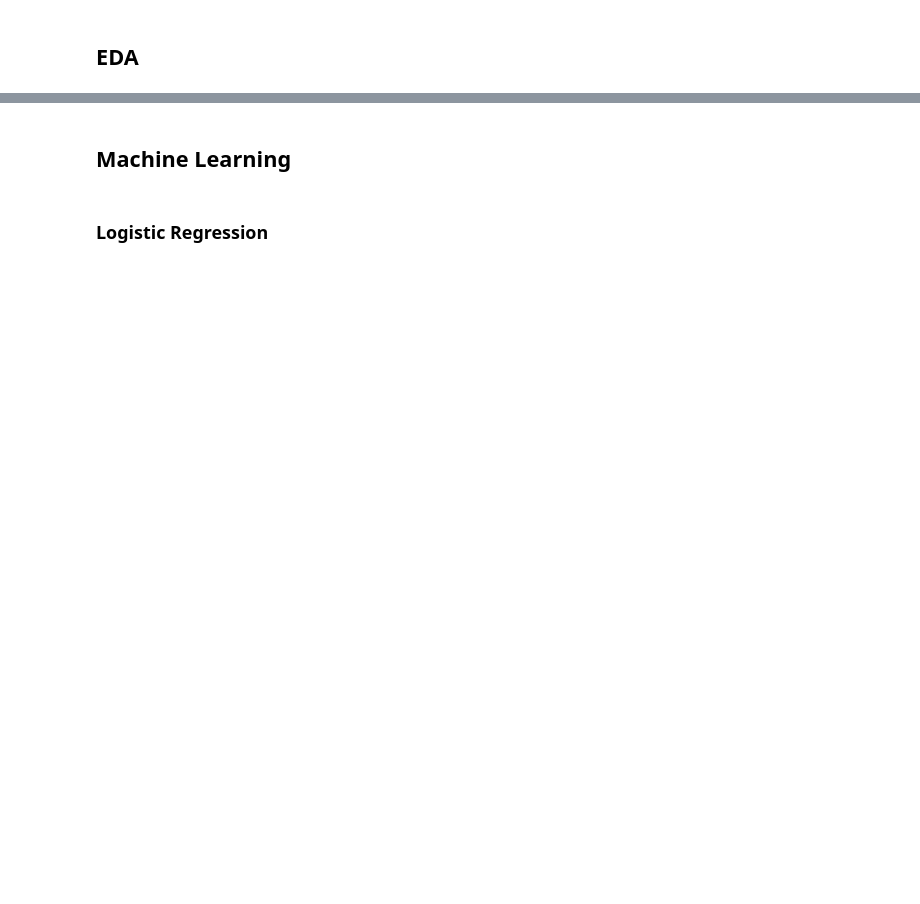
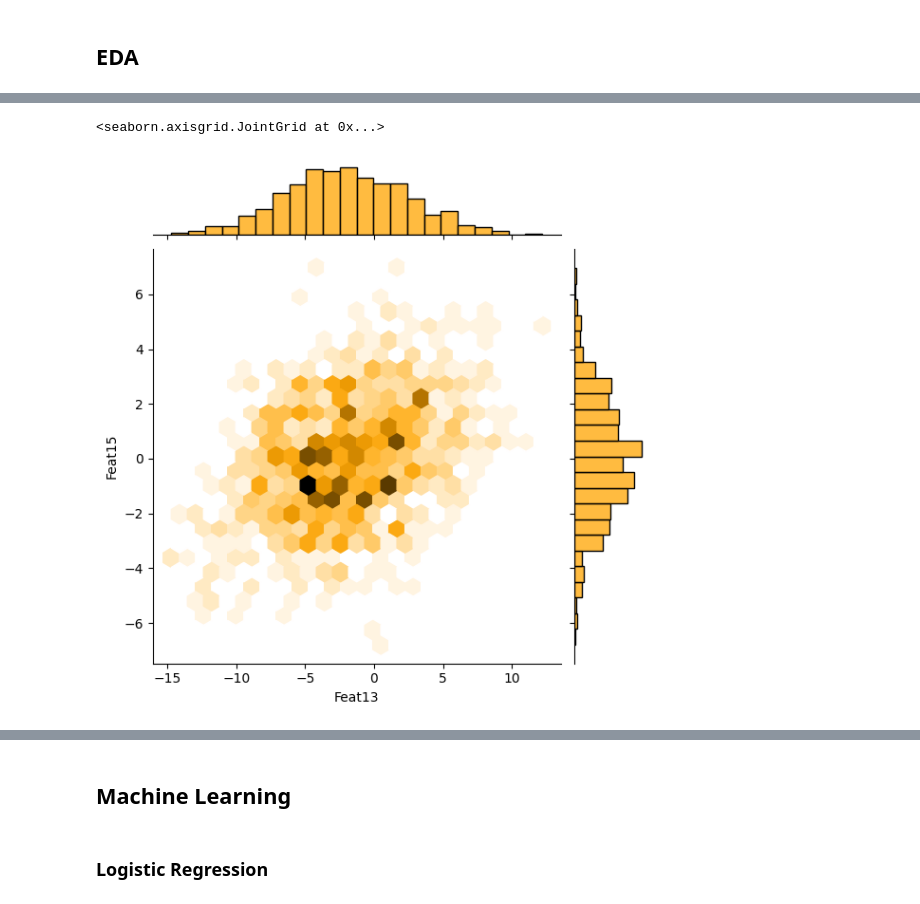
Before and after one commit to H4TT1/kaggle, a Jupyter notebook: datascience-london/ml-on-data-science-london.ipynb, the cells around one changed output, grey strips where cells are left out. Saved outputs shown, nothing was run; the diff lists cells and outputs as text; code cells hidden in the pictures; blank space fills up the shorter version.

```diff
--- a/datascience-london/ml-on-data-science-london.ipynb
+++ b/datascience-london/ml-on-data-science-london.ipynb
@@ -35,5 +92,8 @@ plt.scatter(data=train,x='Col13',y='Col15',c='Label')
 # %%
-sns.jointplot(data=train,x='Col13',y='Col15',kind='hex',color='purple')
+sns.jointplot(data=train,x='Feat13',y='Feat15',kind='hex',color='orange')
+# %% [output]
+<seaborn.axisgrid.JointGrid at 0x...>
+[figure, added]
 # %%
 plt.figure(figsize=(12,10))
 sns.heatmap(train.corr(),cmap='coolwarm')
```
Also changed, not shown: parts of 23 cells of this notebook.
